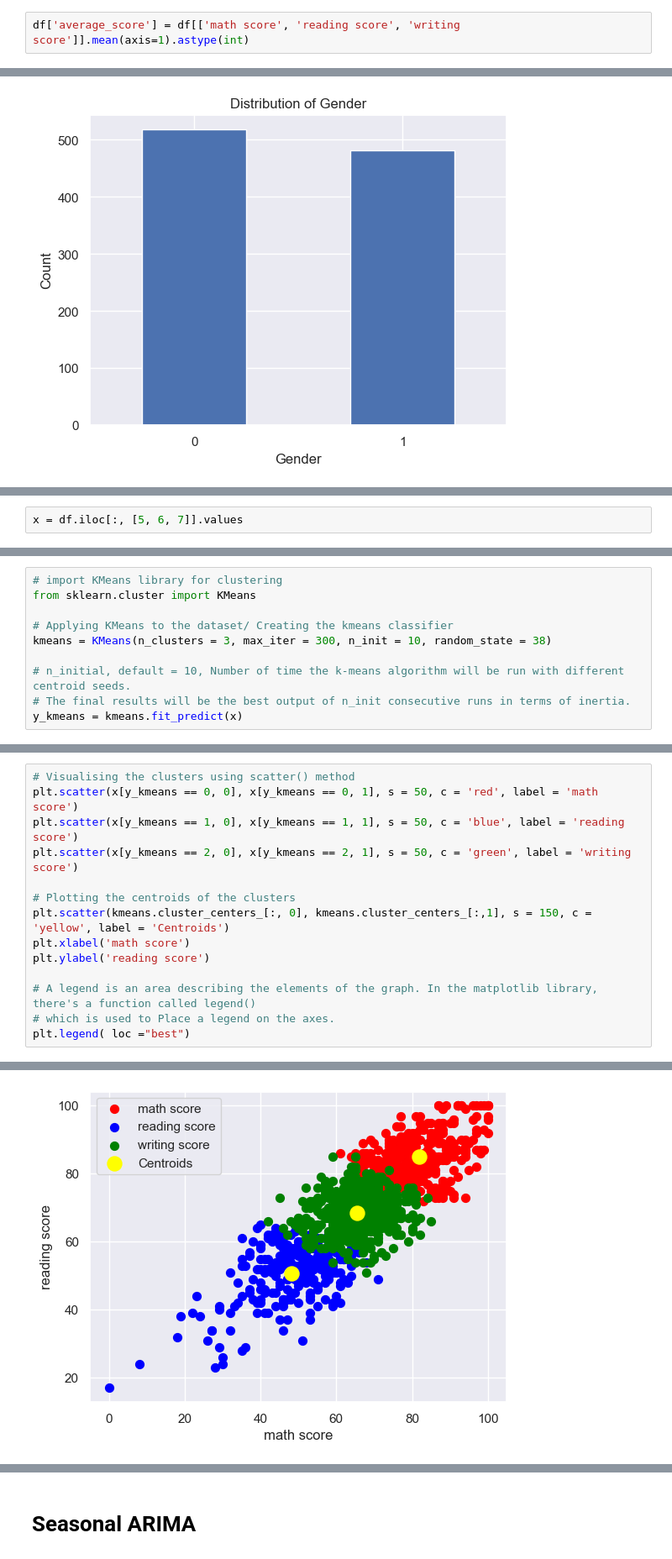
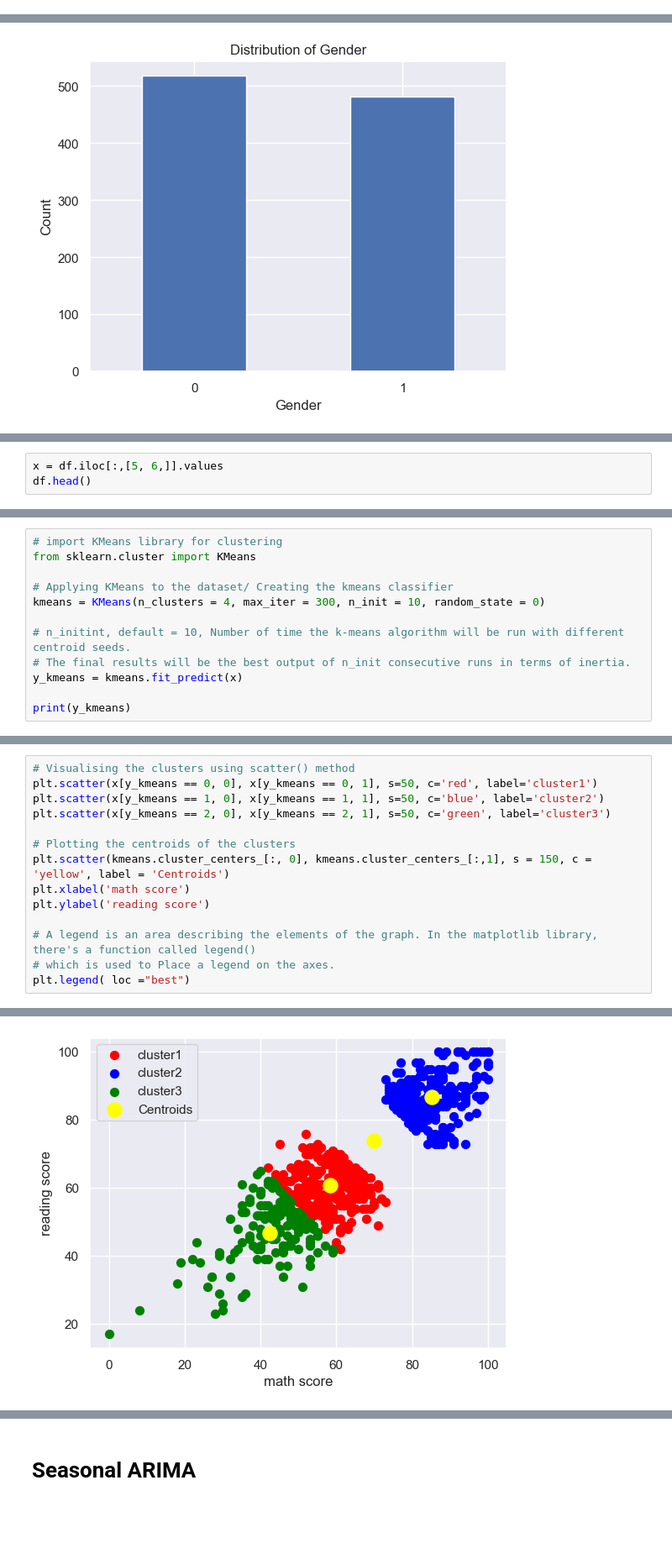
Before and after one commit to 2023396RachelMaeLademora/Machine_Learning_CA1_2024, a Jupyter notebook: Rachel_Mae_Lademora_CA1_ML.ipynb, the cells around one changed output, grey strips where cells are left out. Shown at 84% size. Drawn from its saved outputs; the diff is of its cells as text; blank space fills up the shorter version.

```diff
--- a/Rachel_Mae_Lademora_CA1_ML.ipynb
+++ b/Rachel_Mae_Lademora_CA1_ML.ipynb
@@ -176,5 +176,3 @@ df["test preparation course"].replace(to_replace="none", value=np.nan, inplace=T
 df["test preparation course"].fillna(value="not completed", inplace=True)
 # %%
 df.loc[df["test preparation course"].isna(), "test preparation course"] = "not completed"
-# %%
-df['average_score'] = df[['math score', 'reading score', 'writing score']].mean(axis=1).astype(int)
@@ -268,2 +237,3 @@ Categories (2, object): ['Pass' < 'Fail']
 # %%
-x = df.iloc[:, [5, 6, 7]].values
+x = df.iloc[:,[5, 6,]].values
+df.head()
@@ -272,8 +249,10 @@ x = df.iloc[:, [5, 6, 7]].values
 from sklearn.cluster import KMeans
 
 # Applying KMeans to the dataset/ Creating the kmeans classifier
-kmeans = KMeans(n_clusters = 3, max_iter = 300, n_init = 10, random_state = 38)
+kmeans = KMeans(n_clusters = 4, max_iter = 300, n_init = 10, random_state = 0)
 
-# n_initial, default = 10, Number of time the k-means algorithm will be run with different centroid seeds.
+# n_initint, default = 10, Number of time the k-means algorithm will be run with different centroid seeds.
 # The final results will be the best output of n_init consecutive runs in terms of inertia.
 y_kmeans = kmeans.fit_predict(x)
+
+print(y_kmeans)
@@ -280,20 +277,20 @@ y_kmeans = kmeans.fit_predict(x)
 # %%
 # Visualising the clusters using scatter() method
-plt.scatter(x[y_kmeans == 0, 0], x[y_kmeans == 0, 1], s = 50, c = 'red', label = 'math score')
-plt.scatter(x[y_kmeans == 1, 0], x[y_kmeans == 1, 1], s = 50, c = 'blue', label = 'reading score')
-plt.scatter(x[y_kmeans == 2, 0], x[y_kmeans == 2, 1], s = 50, c = 'green', label = 'writing score')
+plt.scatter(x[y_kmeans == 0, 0], x[y_kmeans == 0, 1], s=50, c='red', label='cluster1')
+plt.scatter(x[y_kmeans == 1, 0], x[y_kmeans == 1, 1], s=50, c='blue', label='cluster2')
+plt.scatter(x[y_kmeans == 2, 0], x[y_kmeans == 2, 1], s=50, c='green', label='cluster3')
 
 # Plotting the centroids of the clusters
 plt.scatter(kmeans.cluster_centers_[:, 0], kmeans.cluster_centers_[:,1], s = 150, c = 'yellow', label = 'Centroids')
 plt.xlabel('math score')
 plt.ylabel('reading score')
 
 # A legend is an area describing the elements of the graph. In the matplotlib library, there's a function called legend()
 # which is used to Place a legend on the axes.
 plt.legend( loc ="best")
 # %% [output]
 <matplotlib.legend.Legend at 0x...>
-[figure, old version]
+[figure, new version]
 # %%
 # Finding the optimum number of clusters for k-means classification
 from sklearn.cluster import KMeans
```
Also changed, not shown: parts of 54 cells of this notebook.
